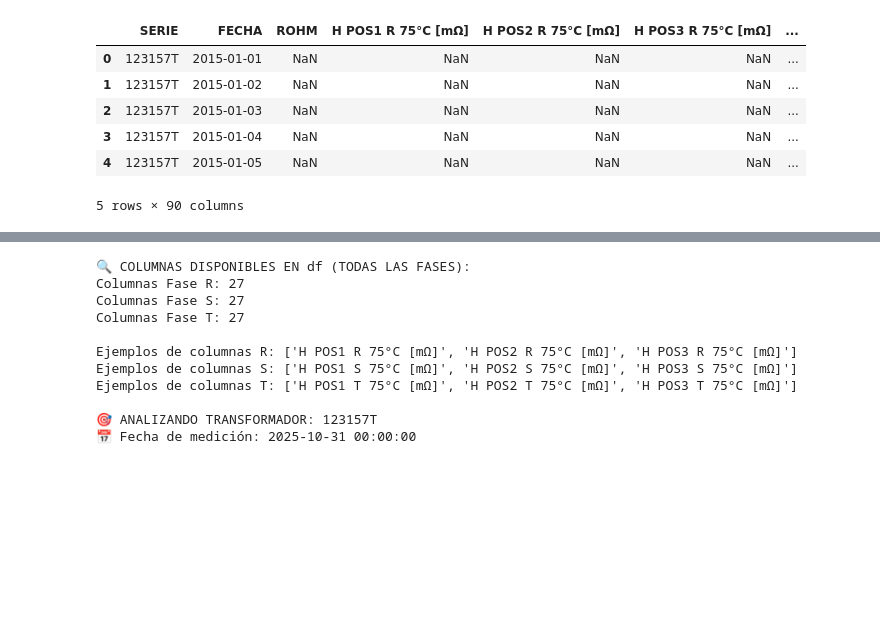
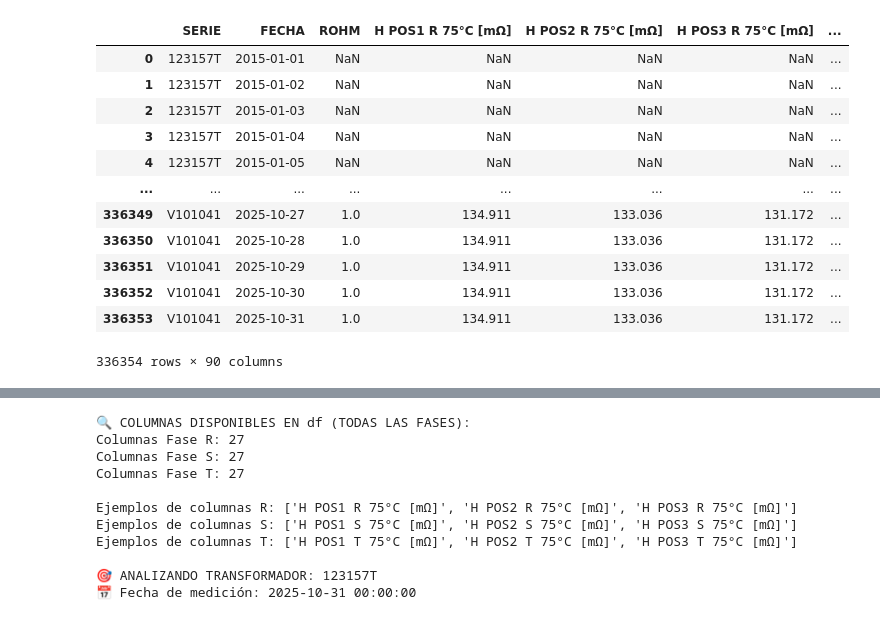
Before and after one commit to ronaldquispeO/Transformadores_R-D, a Jupyter notebook: notebooks/dinamizacionROHM.ipynb, the cells around one changed output, grey strips where cells are left out. Drawn from its saved outputs; the diff is of its cells as text; code cells hidden in the pictures; blank space fills up the shorter version.

```diff
--- a/notebooks/dinamizacionROHM.ipynb
+++ b/notebooks/dinamizacionROHM.ipynb
@@ -7,12 +7,18 @@ from ARRrohm import get_df_detalles_ext_ROHM
 
 df = get_df_detalles_ext_ROHM()
 # %%
-df.tail()
+df
 # %% [output]
 |  | SERIE | FECHA | ROHM | H POS1 R 75°C [mΩ] | H POS2 R 75°C [mΩ] | H POS3 R 75°C [mΩ] | ... |
 | 0 | 123157T | 2015-01-01 | NaN | NaN | NaN | NaN | ... |
 | 1 | 123157T | 2015-01-02 | NaN | NaN | NaN | NaN | ... |
 | 2 | 123157T | 2015-01-03 | NaN | NaN | NaN | NaN | ... |
 | 3 | 123157T | 2015-01-04 | NaN | NaN | NaN | NaN | ... |
 | 4 | 123157T | 2015-01-05 | NaN | NaN | NaN | NaN | ... |
+| ... | ... | ... | ... | ... | ... | ... | ... |
+| 336349 | V101041 | 2025-10-27 | 1.0 | 134.911 | 133.036 | 131.172 | ... |
+| 336350 | V101041 | 2025-10-28 | 1.0 | 134.911 | 133.036 | 131.172 | ... |
+| 336351 | V101041 | 2025-10-29 | 1.0 | 134.911 | 133.036 | 131.172 | ... |
+| 336352 | V101041 | 2025-10-30 | 1.0 | 134.911 | 133.036 | 131.172 | ... |
+| 336353 | V101041 | 2025-10-31 | 1.0 | 134.911 | 133.036 | 131.172 | ... |
-5 rows × 90 columns
+336354 rows × 90 columns
```
Also changed, not shown: parts of 4 cells of this notebook, 23 other files.
